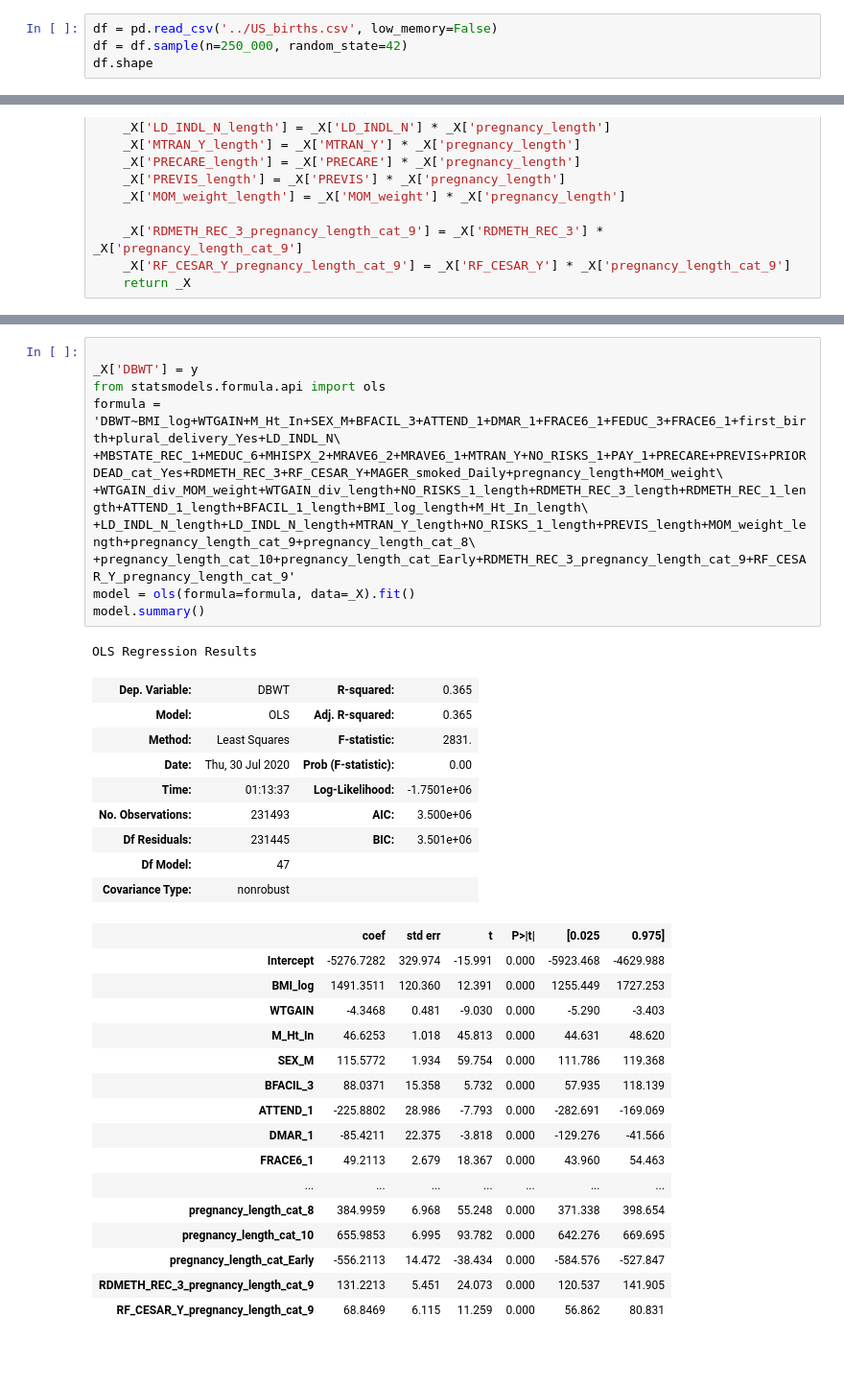
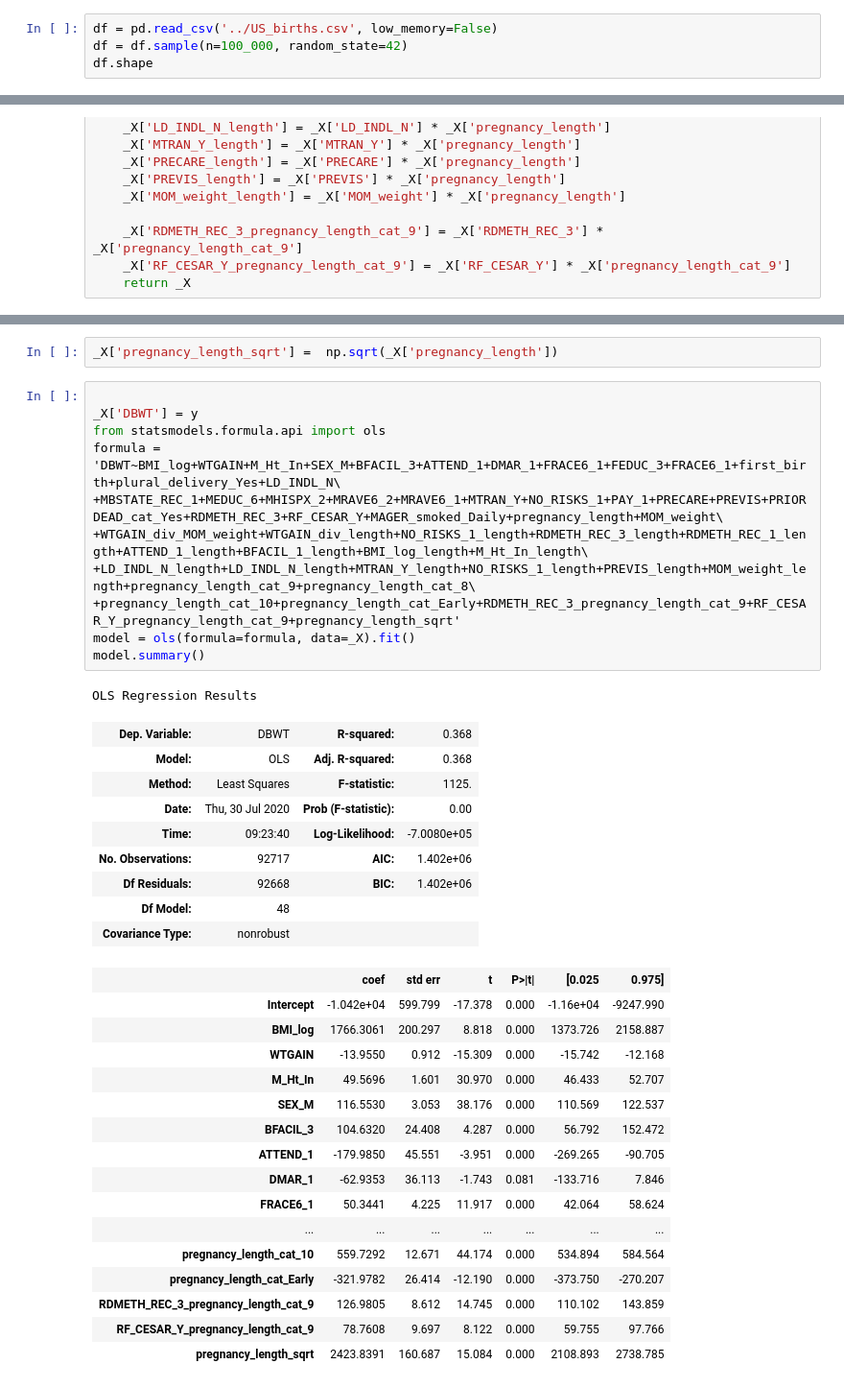
Before and after one commit to albertum1/US_Births_2018, a Jupyter notebook: Final.ipynb, the cells around one changed output, grey strips where cells are left out. Shown at 96% size. Drawn from its saved outputs; the diff is of its cells as text; blank space fills up the shorter version.

```diff
--- a/Final.ipynb
+++ b/Final.ipynb
@@ -15,6 +15,6 @@ pd.set_option('display.max_columns',500)
 pd.set_option('display.max_rows',500)
 # %%
 df = pd.read_csv('../US_births.csv', low_memory=False)
-df = df.sample(n=250_000, random_state=42)
+df = df.sample(n=100_000, random_state=42)
 df.shape
 # %% [output]
@@ -171,38 +251,40 @@ _X = feat_eng_dummy(_X)
+# %%
+_X['pregnancy_length_sqrt'] =  np.sqrt(_X['pregnancy_length'])
 # %%
 
 _X['DBWT'] = y
 from statsmodels.formula.api import ols
 formula = 'DBWT~BMI_log+WTGAIN+M_Ht_In+SEX_M+BFACIL_3+ATTEND_1+DMAR_1+FRACE6_1+FEDUC_3+FRACE6_1+first_birth+plural_delivery_Yes+LD_INDL_N\
 +MBSTATE_REC_1+MEDUC_6+MHISPX_2+MRAVE6_2+MRAVE6_1+MTRAN_Y+NO_RISKS_1+PAY_1+PRECARE+PREVIS+PRIORDEAD_cat_Yes+RDMETH_REC_3+RF_CESAR_Y+MAGER_smoked_Daily+pregnancy_length+MOM_weight\
 +WTGAIN_div_MOM_weight+WTGAIN_div_length+NO_RISKS_1_length+RDMETH_REC_3_length+RDMETH_REC_1_length+ATTEND_1_length+BFACIL_1_length+BMI_log_length+M_Ht_In_length\
 +LD_INDL_N_length+LD_INDL_N_length+MTRAN_Y_length+NO_RISKS_1_length+PREVIS_length+MOM_weight_length+pregnancy_length_cat_9+pregnancy_length_cat_8\
-+pregnancy_length_cat_10+pregnancy_length_cat_Early+RDMETH_REC_3_pregnancy_length_cat_9+RF_CESAR_Y_pregnancy_length_cat_9'
++pregnancy_length_cat_10+pregnancy_length_cat_Early+RDMETH_REC_3_pregnancy_length_cat_9+RF_CESAR_Y_pregnancy_length_cat_9+pregnancy_length_sqrt'
 model = ols(formula=formula, data=_X).fit()
 model.summary()
 # %% [output]
 OLS Regression Results
-| Dep. Variable: | DBWT | R-squared: | 0.365 |
-| Model: | OLS | Adj. R-squared: | 0.365 |
-| Method: | Least Squares | F-statistic: | 2831. |
+| Dep. Variable: | DBWT | R-squared: | 0.368 |
+| Model: | OLS | Adj. R-squared: | 0.368 |
+| Method: | Least Squares | F-statistic: | 1125. |
 | Date: | Thu, 30 Jul 2020 | Prob (F-statistic): | 0.00 |
-| Time: | 01:13:37 | Log-Likelihood: | -1.7501e+06 |
-| No. Observations: | 231493 | AIC: | 3.500e+06 |
-| Df Residuals: | 231445 | BIC: | 3.501e+06 |
-| Df Model: | 47 |  |  |
+| Time: | 09:23:40 | Log-Likelihood: | -7.0080e+05 |
+| No. Observations: | 92717 | AIC: | 1.402e+06 |
+| Df Residuals: | 92668 | BIC: | 1.402e+06 |
+| Df Model: | 48 |  |  |
 | Covariance Type: | nonrobust |  |  |
 |  | coef | std err | t | P>|t| | [0.025 | 0.975] |
-| Intercept | -5276.7282 | 329.974 | -15.991 | 0.000 | -5923.468 | -4629.988 |
-| BMI_log | 1491.3511 | 120.360 | 12.391 | 0.000 | 1255.449 | 1727.253 |
-| WTGAIN | -4.3468 | 0.481 | -9.030 | 0.000 | -5.290 | -3.403 |
-| M_Ht_In | 46.6253 | 1.018 | 45.813 | 0.000 | 44.631 | 48.620 |
-| SEX_M | 115.5772 | 1.934 | 59.754 | 0.000 | 111.786 | 119.368 |
-| BFACIL_3 | 88.0371 | 15.358 | 5.732 | 0.000 | 57.935 | 118.139 |
-| ATTEND_1 | -225.8802 | 28.986 | -7.793 | 0.000 | -282.691 | -169.069 |
-| DMAR_1 | -85.4211 | 22.375 | -3.818 | 0.000 | -129.276 | -41.566 |
-| FRACE6_1 | 49.2113 | 2.679 | 18.367 | 0.000 | 43.960 | 54.463 |
+| Intercept | -1.042e+04 | 599.799 | -17.378 | 0.000 | -1.16e+04 | -9247.990 |
+| BMI_log | 1766.3061 | 200.297 | 8.818 | 0.000 | 1373.726 | 2158.887 |
+| WTGAIN | -13.9550 | 0.912 | -15.309 | 0.000 | -15.742 | -12.168 |
+| M_Ht_In | 49.5696 | 1.601 | 30.970 | 0.000 | 46.433 | 52.707 |
+| SEX_M | 116.5530 | 3.053 | 38.176 | 0.000 | 110.569 | 122.537 |
+| BFACIL_3 | 104.6320 | 24.408 | 4.287 | 0.000 | 56.792 | 152.472 |
+| ATTEND_1 | -179.9850 | 45.551 | -3.951 | 0.000 | -269.265 | -90.705 |
+| DMAR_1 | -62.9353 | 36.113 | -1.743 | 0.081 | -133.716 | 7.846 |
+| FRACE6_1 | 50.3441 | 4.225 | 11.917 | 0.000 | 42.064 | 58.624 |
 | ... | ... | ... | ... | ... | ... | ... |
-| pregnancy_length_cat_8 | 384.9959 | 6.968 | 55.248 | 0.000 | 371.338 | 398.654 |
-| pregnancy_length_cat_10 | 655.9853 | 6.995 | 93.782 | 0.000 | 642.276 | 669.695 |
-| pregnancy_length_cat_Early | -556.2113 | 14.472 | -38.434 | 0.000 | -584.576 | -527.847 |
-| RDMETH_REC_3_pregnancy_length_cat_9 | 131.2213 | 5.451 | 24.073 | 0.000 | 120.537 | 141.905 |
-| RF_CESAR_Y_pregnancy_length_cat_9 | 68.8469 | 6.115 | 11.259 | 0.000 | 56.862 | 80.831 |
+| pregnancy_length_cat_10 | 559.7292 | 12.671 | 44.174 | 0.000 | 534.894 | 584.564 |
+| pregnancy_length_cat_Early | -321.9782 | 26.414 | -12.190 | 0.000 | -373.750 | -270.207 |
+| RDMETH_REC_3_pregnancy_length_cat_9 | 126.9805 | 8.612 | 14.745 | 0.000 | 110.102 | 143.859 |
+| RF_CESAR_Y_pregnancy_length_cat_9 | 78.7608 | 9.697 | 8.122 | 0.000 | 59.755 | 97.766 |
+| pregnancy_length_sqrt | 2423.8391 | 160.687 | 15.084 | 0.000 | 2108.893 | 2738.785 |
```
Also changed, not shown: parts of 18 cells of this notebook.
